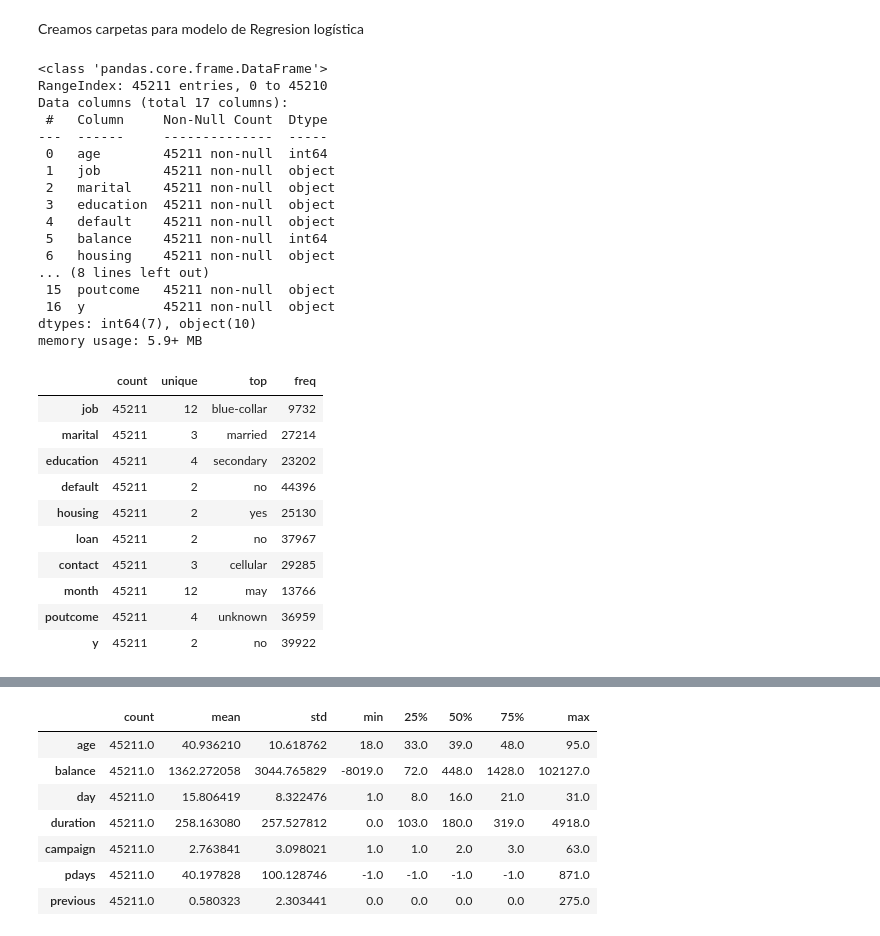
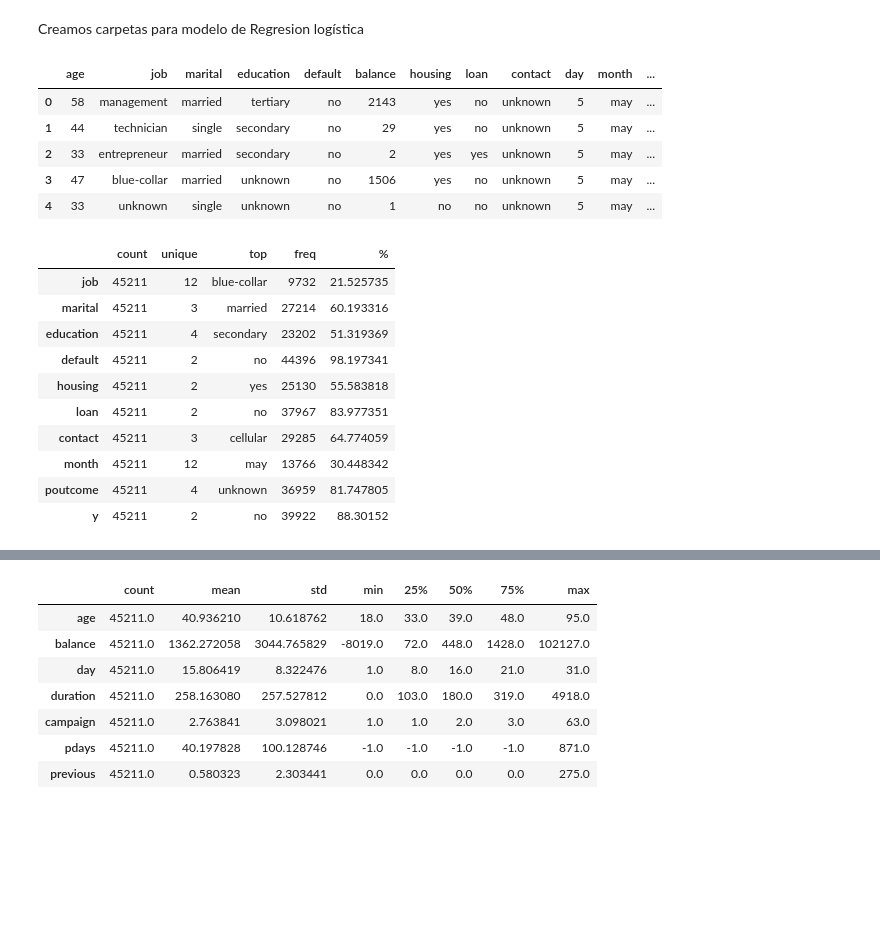
Before and after one commit to jdug1981/proyecto_final, a Jupyter notebook: ProyectoFinal_Martin.ipynb, the cells around one changed output, grey strips where cells are left out. Drawn from its saved outputs; the diff is of its cells as text; code cells hidden in the pictures; blank space fills up the shorter version.

```diff
--- a/ProyectoFinal_Martin.ipynb
+++ b/ProyectoFinal_Martin.ipynb
@@ -111,37 +111,28 @@ sns.set(style="whitegrid", color_codes = True)
 sns.set(rc={'figure.figsize':(10,6)})
 # %%
 pddf = pd.read_csv('bank_full.csv', sep=";")
-pddf.info()
+pddf.head()
 # %% [output]
-<class 'pandas.core.frame.DataFrame'>
-RangeIndex: 45211 entries, 0 to 45210
-Data columns (total 17 columns):
- #   Column     Non-Null Count  Dtype
----  ------     --------------  -----
- 0   age        45211 non-null  int64
- 1   job        45211 non-null  object
- 2   marital    45211 non-null  object
- 3   education  45211 non-null  object
- 4   default    45211 non-null  object
- 5   balance    45211 non-null  int64
- 6   housing    45211 non-null  object
-... (8 lines left out)
- 15  poutcome   45211 non-null  object
- 16  y          45211 non-null  object
-dtypes: int64(7), object(10)
-memory usage: 5.9+ MB
+|  | age | job | marital | education | default | balance | housing | loan | contact | day | month | ... |
+| 0 | 58 | management | married | tertiary | no | 2143 | yes | no | unknown | 5 | may | ... |
+| 1 | 44 | technician | single | secondary | no | 29 | yes | no | unknown | 5 | may | ... |
+| 2 | 33 | entrepreneur | married | secondary | no | 2 | yes | yes | unknown | 5 | may | ... |
+| 3 | 47 | blue-collar | married | unknown | no | 1506 | yes | no | unknown | 5 | may | ... |
+| 4 | 33 | unknown | single | unknown | no | 1 | no | no | unknown | 5 | may | ... |
 # %%
 categorical_columns =pddf.select_dtypes(include=['object'])
-categorical_columns.describe().transpose()
+categorical_table=categorical_columns.describe().transpose()
+categorical_table["%"]=100*categorical_table["freq"]/categorical_table["count"]
+categorical_table
 # %% [output]
-|  | count | unique | top | freq |
-| job | 45211 | 12 | blue-collar | 9732 |
-| marital | 45211 | 3 | married | 27214 |
-| education | 45211 | 4 | secondary | 23202 |
-| default | 45211 | 2 | no | 44396 |
-| housing | 45211 | 2 | yes | 25130 |
-| loan | 45211 | 2 | no | 37967 |
-| contact | 45211 | 3 | cellular | 29285 |
-| month | 45211 | 12 | may | 13766 |
-| poutcome | 45211 | 4 | unknown | 36959 |
-| y | 45211 | 2 | no | 39922 |
+|  | count | unique | top | freq | % |
+| job | 45211 | 12 | blue-collar | 9732 | 21.525735 |
+| marital | 45211 | 3 | married | 27214 | 60.193316 |
+| education | 45211 | 4 | secondary | 23202 | 51.319369 |
+| default | 45211 | 2 | no | 44396 | 98.197341 |
+| housing | 45211 | 2 | yes | 25130 | 55.583818 |
+| loan | 45211 | 2 | no | 37967 | 83.977351 |
+| contact | 45211 | 3 | cellular | 29285 | 64.774059 |
+| month | 45211 | 12 | may | 13766 | 30.448342 |
+| poutcome | 45211 | 4 | unknown | 36959 | 81.747805 |
+| y | 45211 | 2 | no | 39922 | 88.30152 |
```
Also changed, not shown: parts of 5 cells of this notebook.
